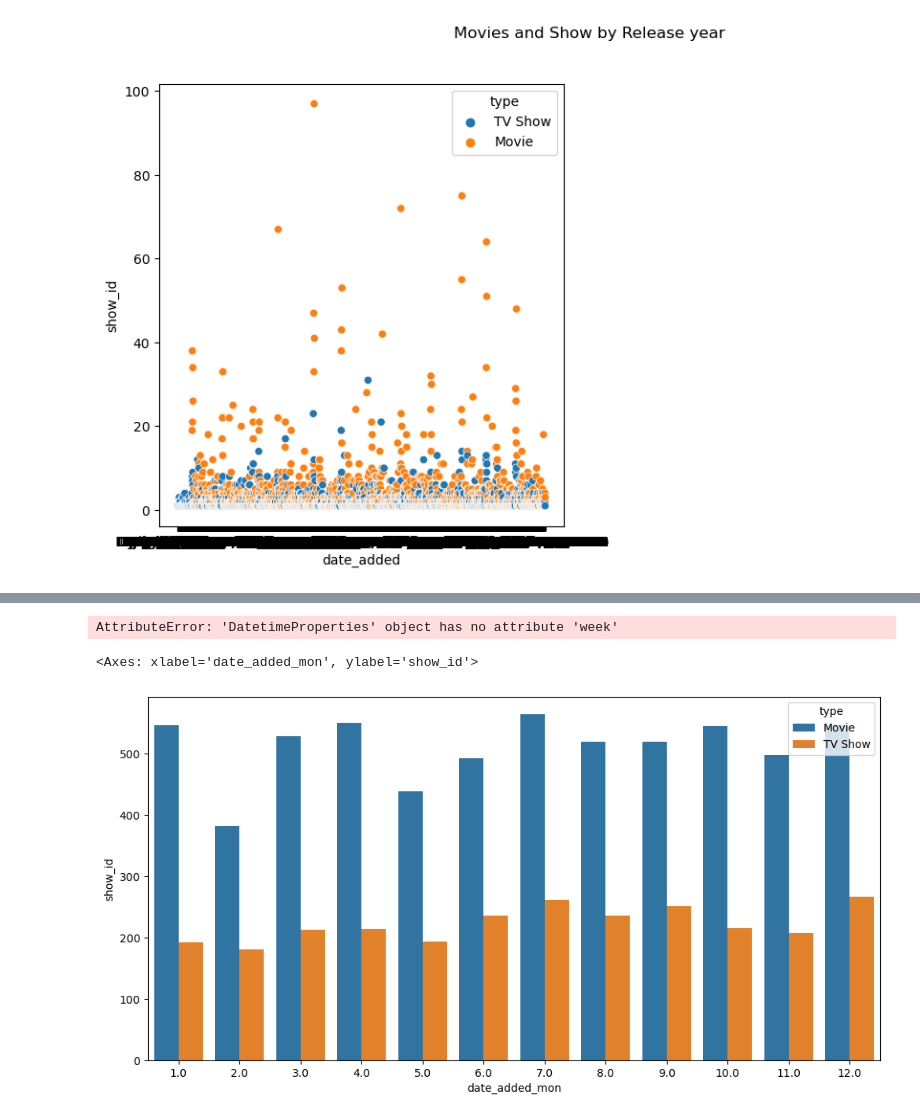
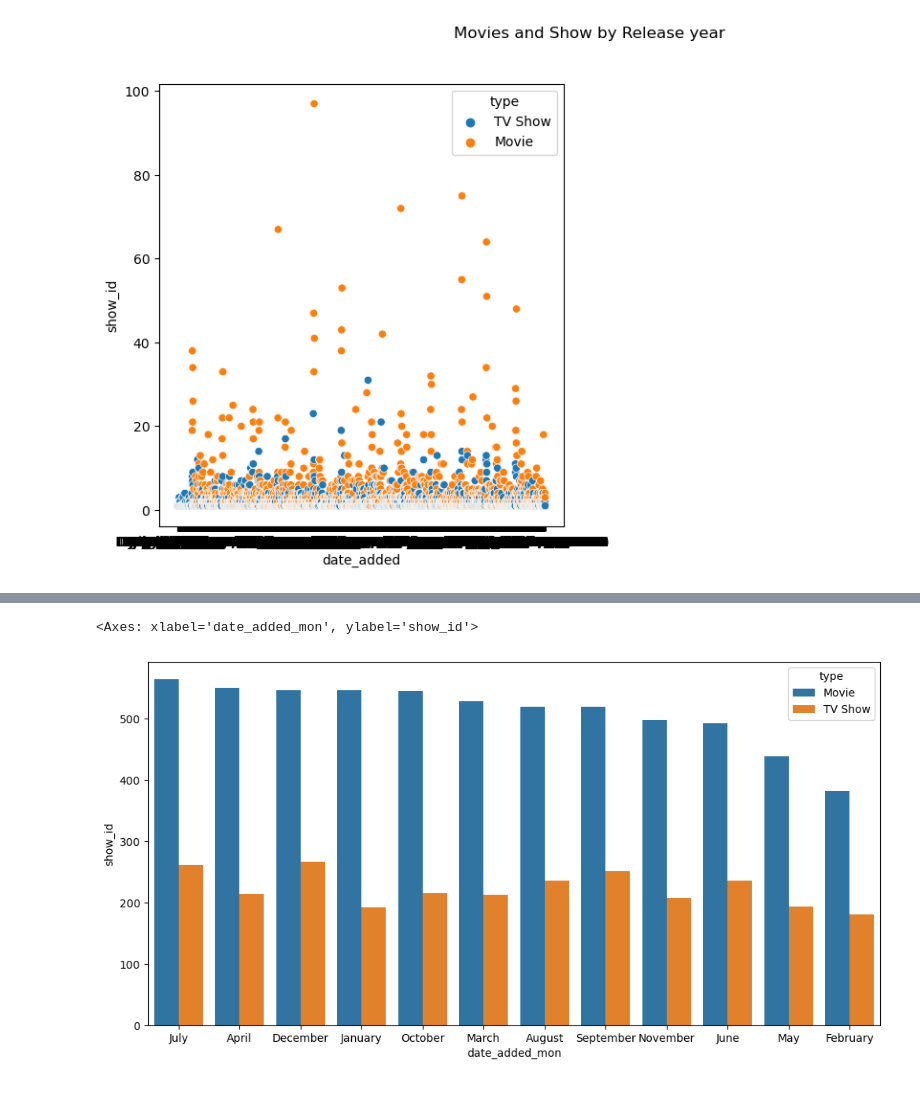
Before and after one commit to muthuganeshece/Business-Case-Study, a Jupyter notebook: Netflix/Code/EDA.ipynb, the cells around one changed output, grey strips where cells are left out. Cells and saved outputs as stored; diff of their text form; code cells hidden in the pictures.

```diff
--- a/Netflix/Code/EDA.ipynb
+++ b/Netflix/Code/EDA.ipynb
@@ -4,7 +4,8 @@ import pandas as pd
 import matplotlib.pyplot as plt
 import seaborn as sns
 # %%
-data = pd.read_csv(r'F:\Muthu_2023\Personal\NextStep\DSCourse\Scaler\Business-Case-Study\Netflix\Dataset\netflix.csv')
+#data = pd.read_csv(r'F:\Muthu_2023\Personal\NextStep\DSCourse\Scaler\Business-Case-Study\Netflix\Dataset\netflix.csv')
+data = pd.read_csv(r'E:\NextStep\Scaler\Business-Case-Study\Netflix\Dataset\netflix.csv')
 # %%
 data.head()
 # %% [output]
@@ -204,13 +191,14 @@ data['date_added']  = pd.to_datetime(data['date_added'].str.strip())
 # %%
-data['date_added_mon'] = data['date_added'].dt.month
+data['date_added_mon'] = data['date_added'].dt.month_name()
 data['date_added_yr'] = data['date_added'].dt.year
-#data['date_added_week'] = data['date_added'].dt.week
+data['date_added_day'] = data['date_added'].dt.day
-# %% [output]
-AttributeError: 'DatetimeProperties' object has no attribute 'week'
+# %%
+data['date_added_weekday'] = data['date_added'].dt.day_name()
 # %%
 plt.figure(figsize=(12,6))
-data_grp = data.groupby(['date_added_mon', 'type'])['show_id'].count().reset_index()
+data_grp = data.groupby(['date_added_mon', 'type'])['show_id'].count().reset_index().sort_values(['type', 'show_id'], ascending = [True, False])
 sns.barplot(data = data_grp, x = 'date_added_mon', y='show_id', hue = 'type')
+plt.title('Addition of Movies/TV shows by Month')
 # %% [output]
 <Axes: xlabel='date_added_mon', ylabel='show_id'>
-[figure, old version]
+[figure, new version]
```
Also changed, not shown: parts of 13 cells of this notebook.
